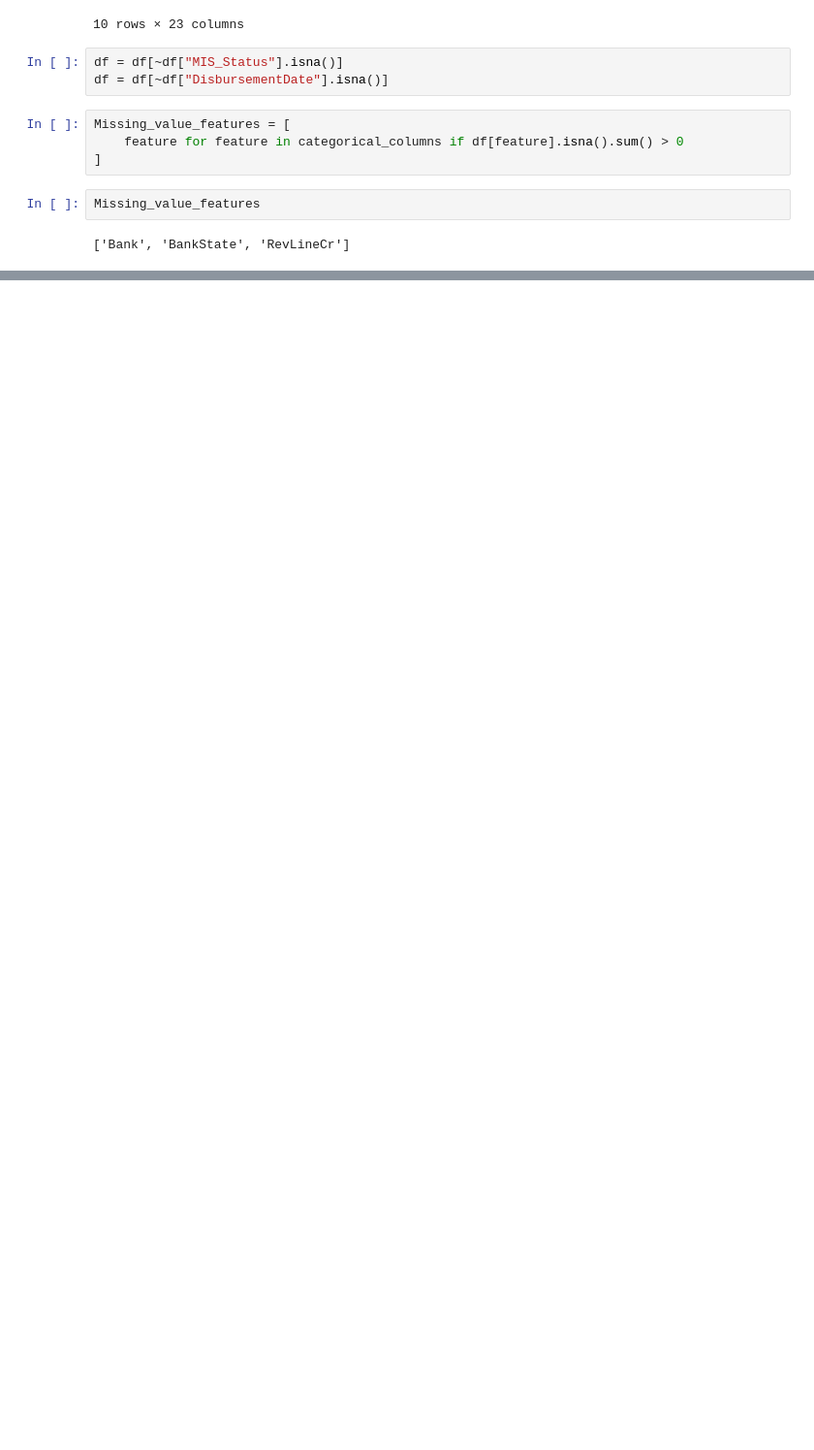
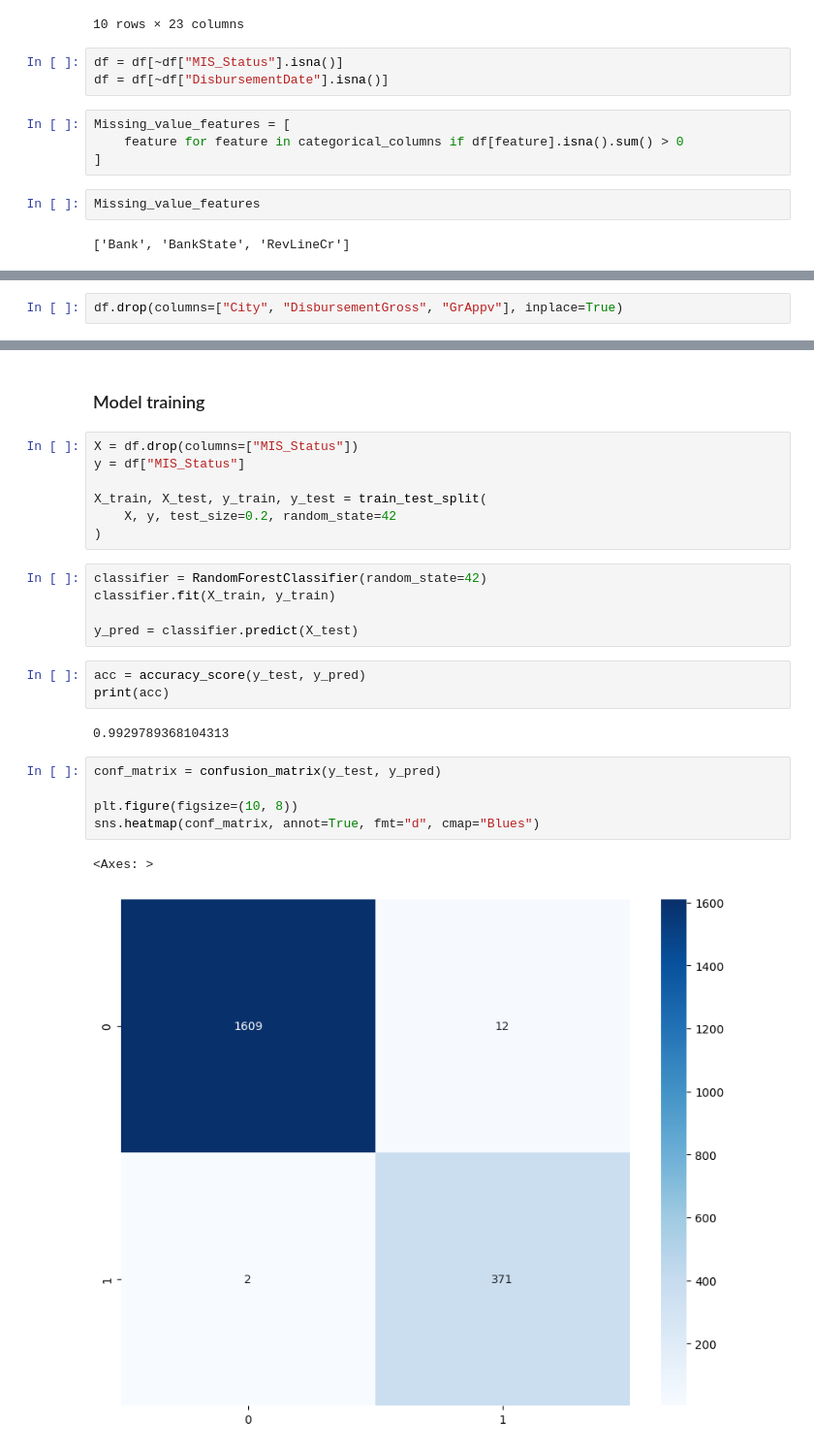
Before and after one commit to hossein-rahmati/Loan_approval, a Jupyter notebook: Loan_approval.ipynb, the cells around one changed output, grey strips where cells are left out. Shown: that part at 97% size. Cells and saved outputs as stored; diff of their text form; blank space fills up the shorter version.

Commit message:
Complete Model training and Predicting

```diff
--- a/Loan_approval.ipynb
+++ b/Loan_approval.ipynb
@@ -343,0 +586,2 @@ Missing_value_features
+# %%
+df.drop(columns=["City", "DisbursementGross", "GrAppv"], inplace=True)
@@ -343,0 +592,27 @@ Missing_value_features
+# %% [markdown]
+### Model training
+# %%
+X = df.drop(columns=["MIS_Status"])
+y = df["MIS_Status"]
+
+X_train, X_test, y_train, y_test = train_test_split(
+    X, y, test_size=0.2, random_state=42
+)
+# %%
+classifier = RandomForestClassifier(random_state=42)
+classifier.fit(X_train, y_train)
+
+y_pred = classifier.predict(X_test)
+# %%
+acc = accuracy_score(y_test, y_pred)
+print(acc)
+# %% [output]
+0.9929789368104313
+# %%
+conf_matrix = confusion_matrix(y_test, y_pred)
+
+plt.figure(figsize=(10, 8))
+sns.heatmap(conf_matrix, annot=True, fmt="d", cmap="Blues")
+# %% [output]
+<Axes: >
+[figure, added]
```
Also changed, not shown: parts of 38 cells of this notebook.
